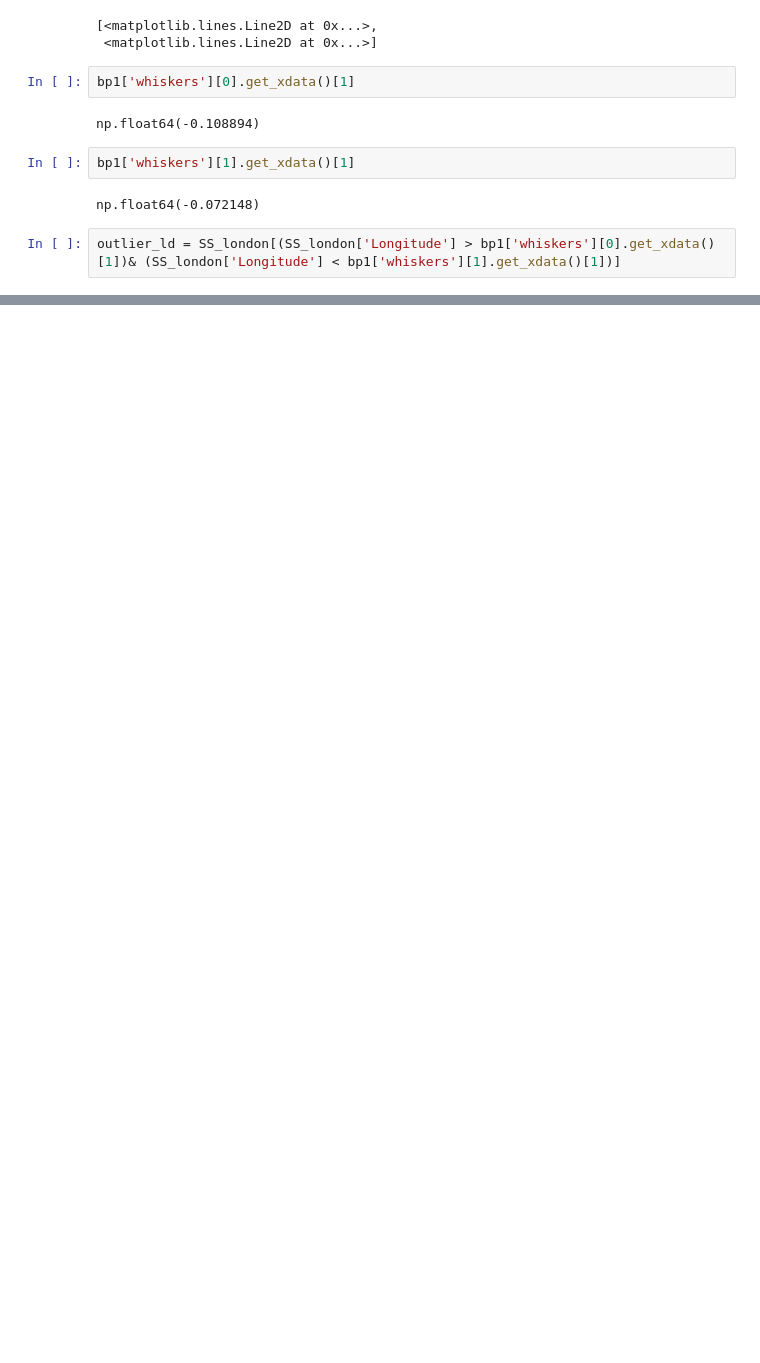
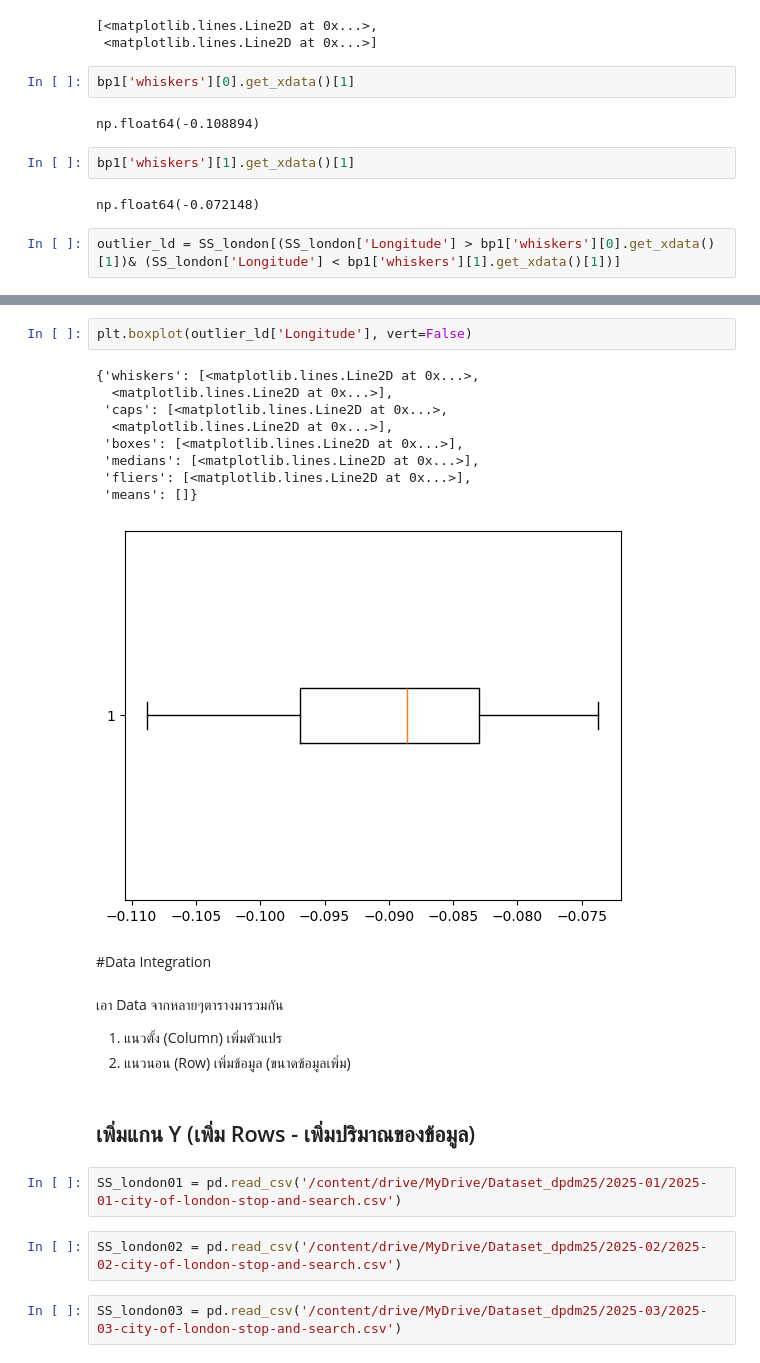
Before and after one commit to 16pynkn/MSC_DPDM_2025, a Jupyter notebook: Data101_(dpdm25).ipynb, the cells around one changed output, grey strips where cells are left out. Cells and saved outputs as stored; diff of their text form; blank space fills up the shorter version.

Commit message:
Basic Visualization

```diff
--- a/Data101_(dpdm25).ipynb
+++ b/Data101_(dpdm25).ipynb
@@ -847,3 +847,31 @@ outlier_ld
 outlier_ld[outlier_ld['Longitude']> bp1['whiskers'][1].get_xdata()[1]]
 # %% [output]
 |  | Type | Date | Part of a policing operation | Policing operation | Latitude | Longitude | Gender | Age range | ... |
+# %%
+plt.boxplot(outlier_ld['Longitude'], vert=False)
+# %% [output]
+{'whiskers': [<matplotlib.lines.Line2D at 0x...>,
+  <matplotlib.lines.Line2D at 0x...>],
+ 'caps': [<matplotlib.lines.Line2D at 0x...>,
+  <matplotlib.lines.Line2D at 0x...>],
+ 'boxes': [<matplotlib.lines.Line2D at 0x...>],
+ 'medians': [<matplotlib.lines.Line2D at 0x...>],
+ 'fliers': [<matplotlib.lines.Line2D at 0x...>],
+ 'means': []}
+[figure, added]
+# %% [markdown]
+#Data Integration
+# %% [markdown]
+เอา Data จากหลายๆตารางมารวมกัน
+
+
+1.   แนวตั้ง (Column) เพิ่มตัวแปร
+2.   แนวนอน (Row) เพิ่มข้อมูล (ขนาดข้อมูลเพิ่ม)
+# %% [markdown]
+## เพิ่มแกน Y (เพิ่ม Rows - เพิ่มปริมาณของข้อมูล)
+# %%
+SS_london01 = pd.read_csv('/content/drive/MyDrive/Dataset_dpdm25/2025-01/2025-01-city-of-london-stop-and-search.csv')
+# %%
+SS_london02 = pd.read_csv('/content/drive/MyDrive/Dataset_dpdm25/2025-02/2025-02-city-of-london-stop-and-search.csv')
+# %%
+SS_london03 = pd.read_csv('/content/drive/MyDrive/Dataset_dpdm25/2025-03/2025-03-city-of-london-stop-and-search.csv')
```
Also changed, not shown: parts of 31 cells of this notebook.
